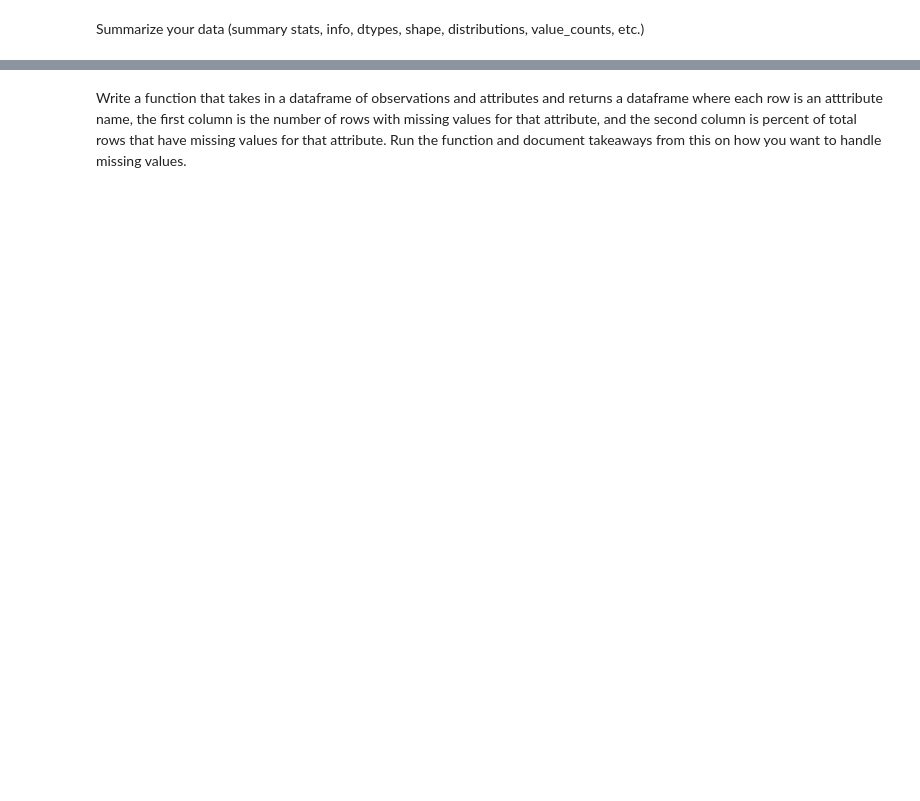
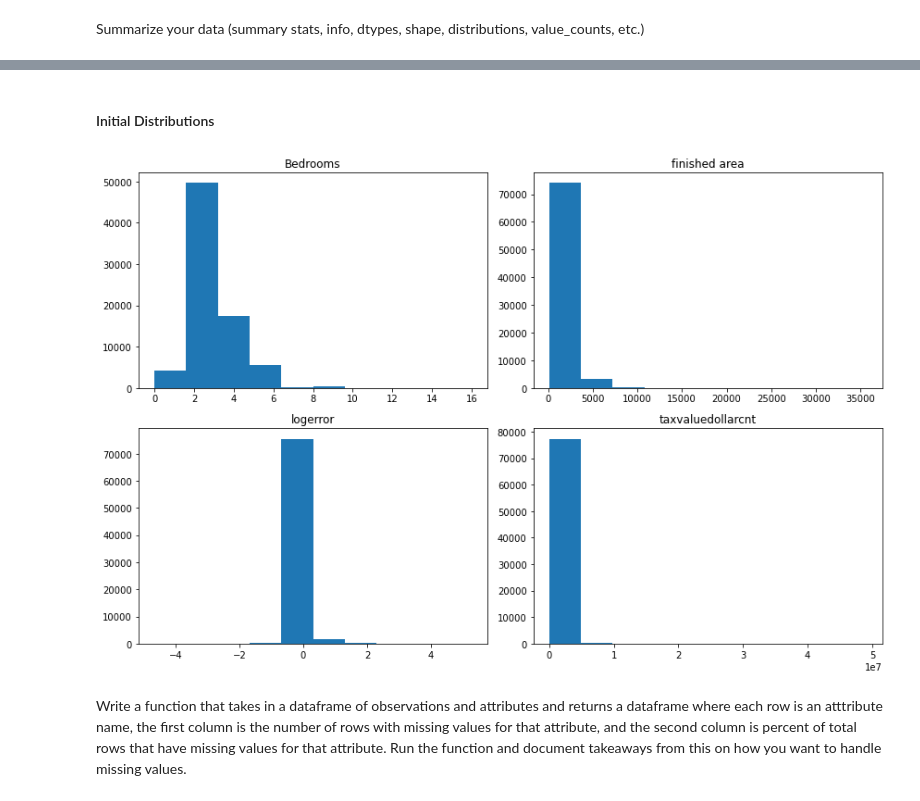
Before and after one commit to segovialori/clustering-exercises, a Jupyter notebook: zillow.ipynb, the cells around one changed output, grey strips where cells are left out. Drawn from its saved outputs; the diff is of its cells as text; code cells hidden in the pictures; blank space fills up the shorter version.

```diff
--- a/zillow.ipynb
+++ b/zillow.ipynb
@@ -11,2 +89,4 @@ Acquire data from mySQL using the python module to connect and query. You will w
+# %%
+df = pd.read_csv("zillow.csv")
 # %% [markdown]
 Summarize your data (summary stats, info, dtypes, shape, distributions, value_counts, etc.)
@@ -13,2 +220,39 @@ Summarize your data (summary stats, info, dtypes, shape, distributions, value_co
+# %% [markdown]
+#### Initial Distributions
+# %%
+def zillow_dist():
+    '''
+    This function takes in a dataframe and outputs histograms
+    of bedrooms, finished area, logerror, and taxvaluedollarcount
+    '''
+
+    plt.figure(figsize = (12,8))
+    plt.subplot(221)
+    plt.hist(df.bedroomcnt)
+    plt.title('Bedrooms')
+
+
+
+    plt.subplot(222)
+    plt.hist(df.calculatedfinishedsquarefeet)
+    plt.title('finished area')
+
+
+
+    plt.subplot(223)
+    plt.hist(df.logerror)
+    plt.title('logerror')
+
+
+
+    plt.subplot(224)
+    plt.hist(df.taxvaluedollarcnt)
+    plt.title('taxvaluedollarcnt')
+
+    plt.tight_layout();
+# %%
+zillow_dist()
+# %% [output]
+[figure, added]
 # %% [markdown]
 Write a function that takes in a dataframe of observations and attributes and returns a dataframe where each row is an atttribute name, the first column is the number of rows with missing values for that attribute, and the second column is percent of total rows that have missing values for that attribute. Run the function and document takeaways from this on how you want to handle missing values.
```
Also changed, not shown: parts of 95 cells of this notebook, 2 other files.
